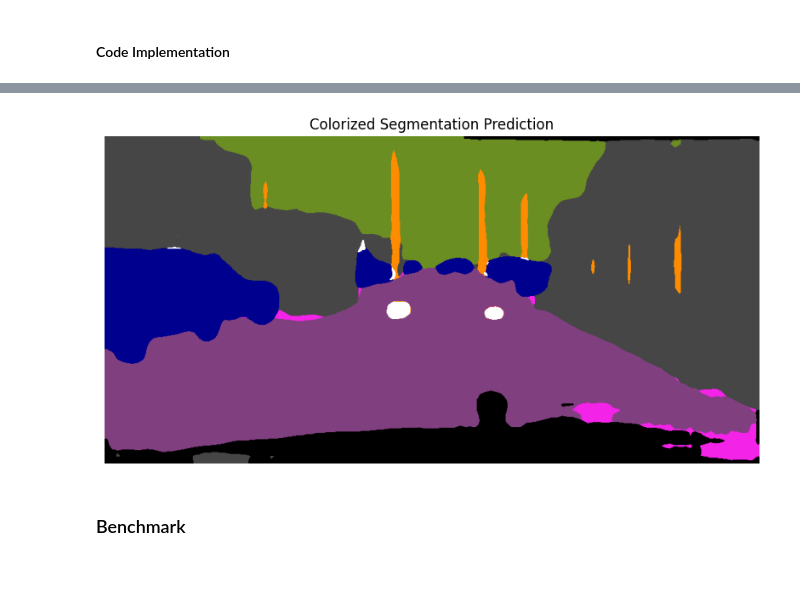
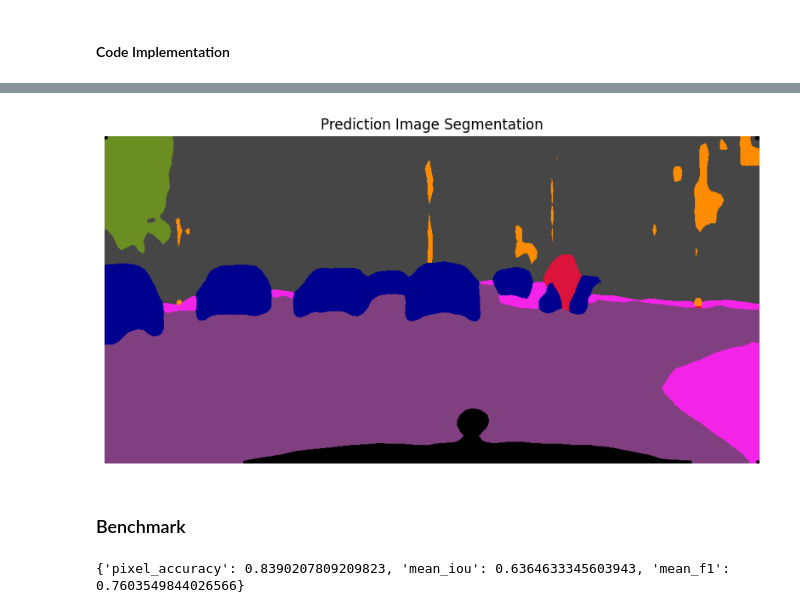
Before and after one commit to DaniPet02/CV-hw, a Jupyter notebook: src/notebook.ipynb, the cells around one changed output, grey strips where cells are left out. Cells and saved outputs as stored; diff of their text form; code cells hidden in the pictures; blank space fills up the shorter version.

Commit message:
Finishedgit add src/notebook.ipynb src/utils.py !

```diff
--- a/src/notebook.ipynb
+++ b/src/notebook.ipynb
@@ -247,12 +299,12 @@ train_set_c, calib_and_val_set_c = random_split(train_set_c, [train_size_c - cal
 cal_set_c, val_set_c = random_split(calib_and_val_set_c, [cal_size_c, cal_and_val_size_c - cal_size_c])
 
 batch_size_c = 5
-train_loader = DataLoader(train_set_c, batch_size=batch_size_c, shuffle=True, drop_last=True) # drop_last=True to ensure all batches have the same size
-val_loader = DataLoader(val_set_c, batch_size=batch_size_c, shuffle=False, drop_last=True)
-cal_loader = DataLoader(cal_set_c, batch_size=batch_size_c, shuffle=False, drop_last=True)
-benchmark_loader = DataLoader(benchmark_set_c, batch_size=batch_size_c, shuffle=False, drop_last=True)
+train_loader_c = DataLoader(train_set_c, batch_size=batch_size_c, shuffle=True, drop_last=True) # drop_last=True to ensure all batches have the same size
+val_loader_c = DataLoader(val_set_c, batch_size=batch_size_c, shuffle=False, drop_last=True)
+cal_loader_c = DataLoader(cal_set_c, batch_size=batch_size_c, shuffle=False, drop_last=True)
+benchmark_loader_c = DataLoader(benchmark_set_c, batch_size=batch_size_c, shuffle=False, drop_last=True)
 
-for imgs_c, masks_c, original_mask_c in val_loader:
+for imgs_c, masks_c, original_mask_c in val_loader_c:
     print("Batch of images shape:", imgs_c.shape)  # Should be [B, 3, H, W]
     print("Batch of masks shape:", masks_c.shape)  # Should be [B, 8, H, W]
     print("Original mask shape:", original_mask_c.shape)  # Should be [B, H, W]
@@ -639,7 +705,7 @@ model.load_state_dict(checkpoint['model_state_dict'])
 
 # Set the model to evaluation mode
 model.eval()
-for images_batch, labels_batch, _ in cal_loader:
+for images_batch, labels_batch, _ in cal_loader_c:
     images_batch = images_batch.to(DEVICE)
     labels_batch = labels_batch.to(DEVICE)  # shape: (B, C, H, W)
 
@@ -664,9 +730,9 @@ for images_batch, labels_batch, _ in cal_loader:
 calibration_scores = np.sort(np.array(calibration_scores))
 np.save(calibration_scores_folder + calibration_score_name, calibration_scores)
 # %%
-#calibration_scores = np.load(calibration_scores_folder + calibration_score_name)
-calibration_scores = np.load("calibration_scores.npy")
-epsilon = 0.01  # Set your desired epsilon value
+calibration_scores = np.load(calibration_scores_folder + calibration_score_name)
+
+epsilon = 0.05  # Set your desired epsilon value
 threshold = np.quantile(calibration_scores, 1 - epsilon)  # Compute the threshold for conformal prediction
 print(f"Calibration threshold for epsilon={epsilon}: {threshold:.4f}")
 # %% [output]
@@ -677,16 +743,18 @@ model = MultiLabelDeepLabV3(n_classes=8)
 
 model.to(DEVICE)  # move to GPU or CPU as appropriate
 
-image_path = RELATIVE_PATH + "lostandfound_f/img/test/test1129.png"
+image_name = "" # Change this to the desired image name
+
+image_path = RELATIVE_PATH + image_name
 
 with Image.open(image_path) as img:
     img = img.convert("RGB")  # Ensure it's in RGB mode
     img = img.resize((1024, 512), resample=Image.BILINEAR)  # Resize to match model input size
     img_tensor = TRANSFORM(img)  # Add batch dimension and move to device
 
-chosen_weight = "fine_tuned_model_boundary_5_lambda_3.0_epochs_5_boundaryft_1_epochsft_3.pth"  # Change this to the desired model name
+chosen_weight = ""  # Change this to the desired model name
 
-checkpoint = torch.load("weights/new_weights/" + chosen_weight, map_location=DEVICE)
+checkpoint = torch.load(weight_folder + chosen_weight, map_location=DEVICE)
 model.load_state_dict(checkpoint["model_state_dict"])
 model.eval()
 
@@ -702,7 +770,7 @@ with torch.no_grad():
 
 # Visualize the heatmap superposed on the image
 img_test = denormalize(img_tensor)
-utils.uos_heatmap(img_test, uos, threshold=threshold, alpha_val=1)
+utils.uos_heatmap(img_test, uos, threshold=0.0, alpha_val=0.5)
 
 # Visualize the UOS with the CP threshold
 utils.visualize_uos_with_conformal(img_test, uos, threshold)
@@ -726,32 +789,32 @@ plt.show()
 # %%
 # Take only channels 0–6 (macro classes) and Apply argmax on 0-6 channels to get predicted class index
 pred_classes = pred[:7].argmax(dim=0)  # [H, W]
 
 
 class_scores = pred[:7]  # [C, H, W]
 
 unknown_scores = torch.prod(1 - class_scores, dim=0)
-unknown_mask = (unknown_scores > 0.85).cpu().numpy()
+unknown_mask = (unknown_scores > threshold).cpu().numpy()
 
 pred_np = pred_classes.cpu().numpy()
 h, w = pred_np.shape
 color_img = np.zeros((h, w, 3), dtype=np.uint8)
 
 # Assign color to each class
 for class_idx, color in enumerate(CLASS_INDEX_COLORS):
     color_img[pred_np == class_idx] = color
 
 color_img[unknown_mask] = (0, 0, 0)  # Mark unknown objects in red
 color_img[uos_binary == 1] = (255, 255, 255)  # Mark unknown objects in white
 
 
 color_pil = Image.fromarray(color_img)
 plt.figure(figsize=(10, 5))
 plt.imshow(color_pil)
-plt.title("Colorized Segmentation Prediction")
+plt.title("Prediction Image Segmentation")
 plt.axis("off")
 plt.show()
 # %% [output]
-[figure, old version]
+[figure, new version]
 # %% [markdown]
 ### Benchmark
@@ -830,0 +911,6 @@ def evaluate_metrics(model, dataloader, class_indices, device =  DEVICE):
+# %%
+metrics = evaluate_detection_performance_metrics(model, benchmark_loader_c)
+for key, value in metrics.items():
+    print(f"  {key}: {value:.4f}")
+# %% [output]
+{'pixel_accuracy': 0.8390207809209823, 'mean_iou': 0.6364633345603943, 'mean_f1': 0.7603549844026566}
```
Also changed, not shown: parts of 16 cells of this notebook, 1 other file.
